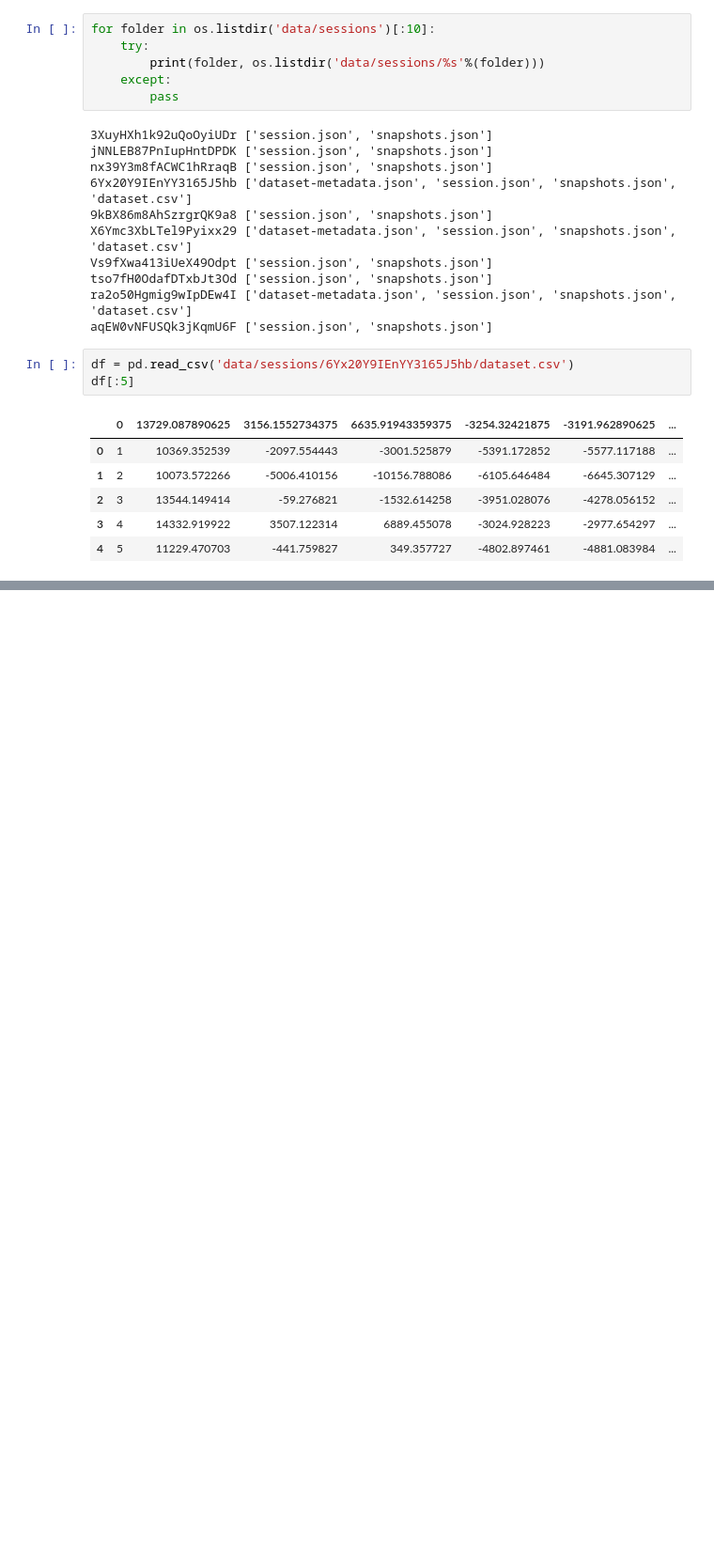
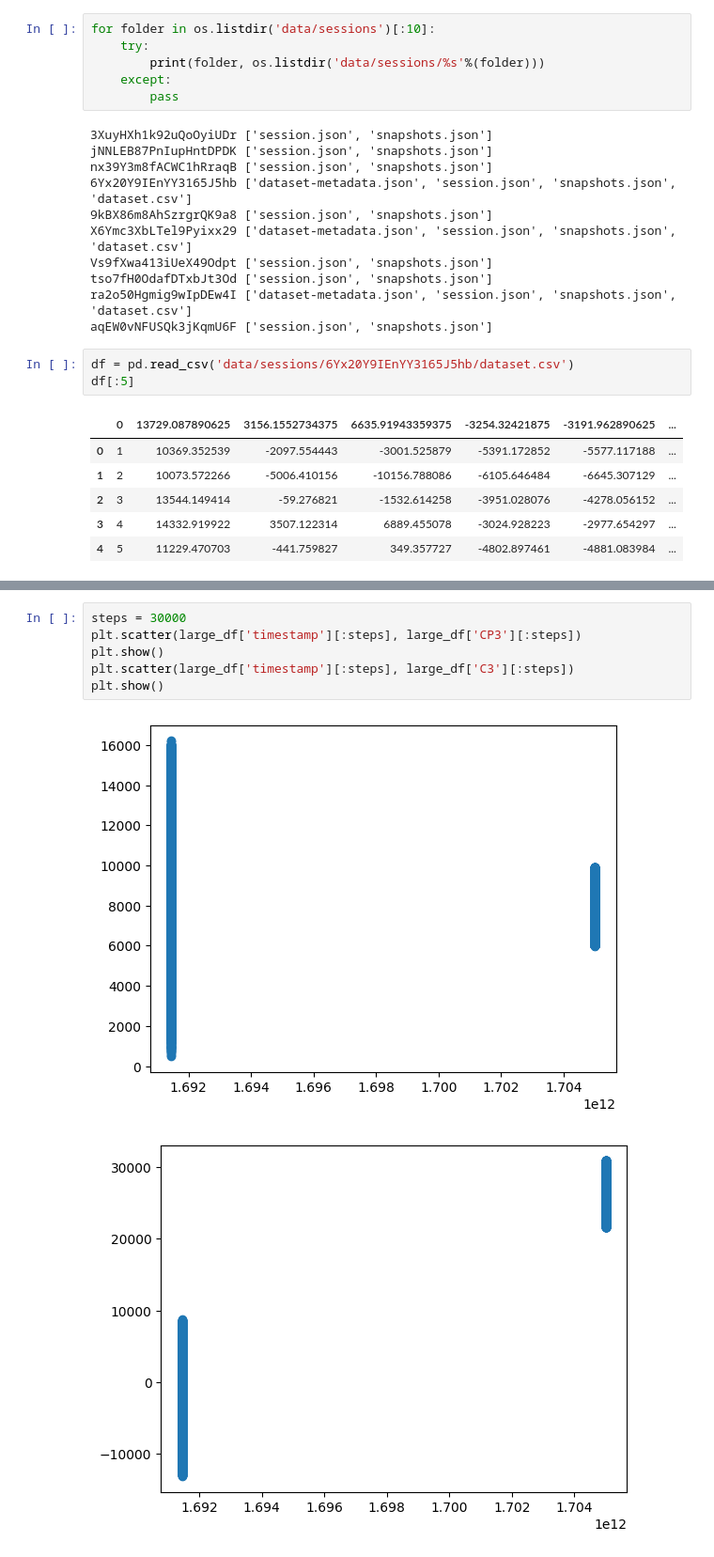
Before and after one commit to JeremyNixon/neurosity, a Jupyter notebook: Raw Data Analysis.ipynb, the cells around one changed output, grey strips where cells are left out. Shown: that part at 94% size. Saved outputs shown, nothing was run; the diff lists cells and outputs as text; blank space fills up the shorter version.

```diff
--- a/Raw Data Analysis.ipynb
+++ b/Raw Data Analysis.ipynb
@@ -30,0 +120,9 @@ df[:5]
+# %%
+steps = 30000
+plt.scatter(large_df['timestamp'][:steps], large_df['CP3'][:steps])
+plt.show()
+plt.scatter(large_df['timestamp'][:steps], large_df['C3'][:steps])
+plt.show()
+# %% [output]
+[figure, added]
+[figure, added]
```
Also changed, not shown: parts of 29 cells of this notebook.
